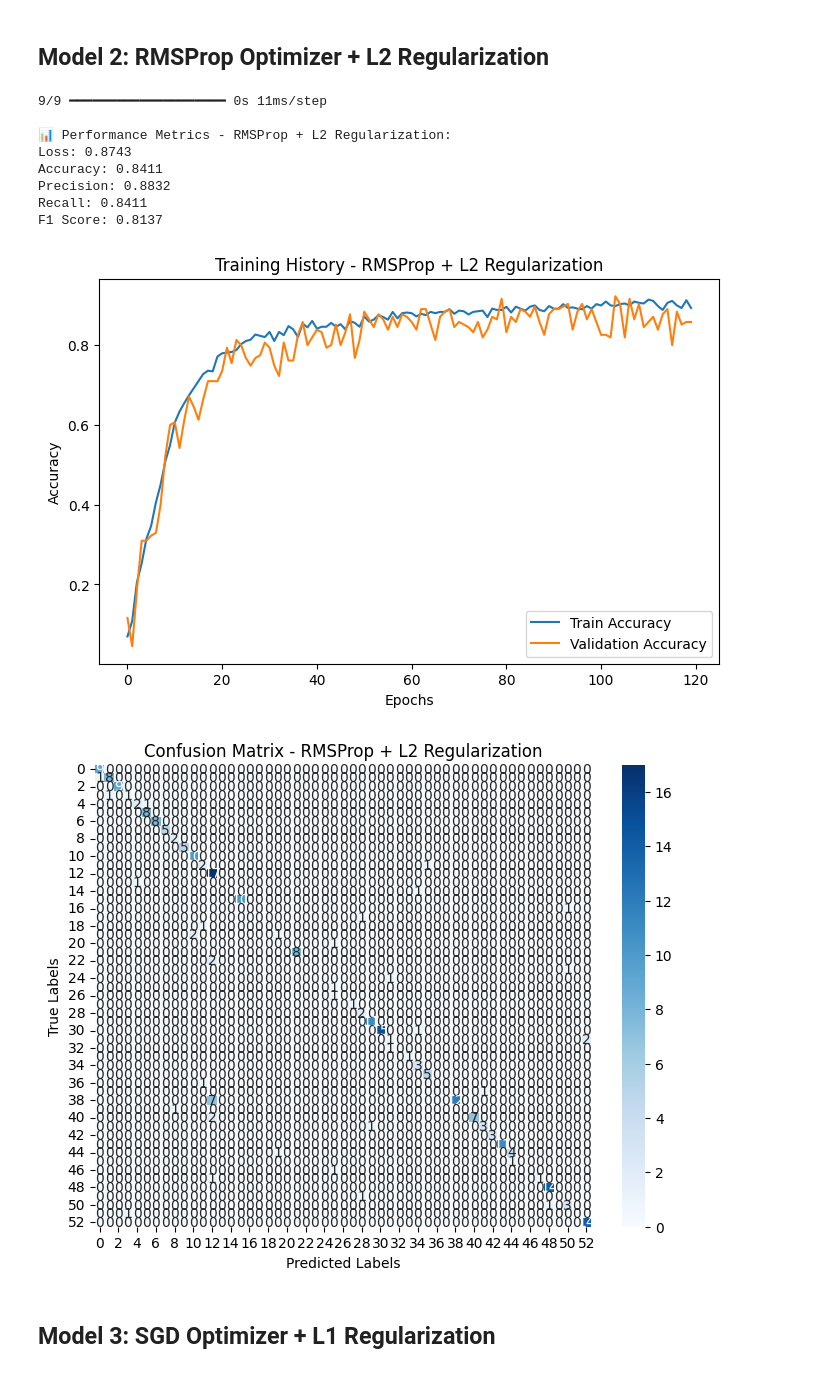
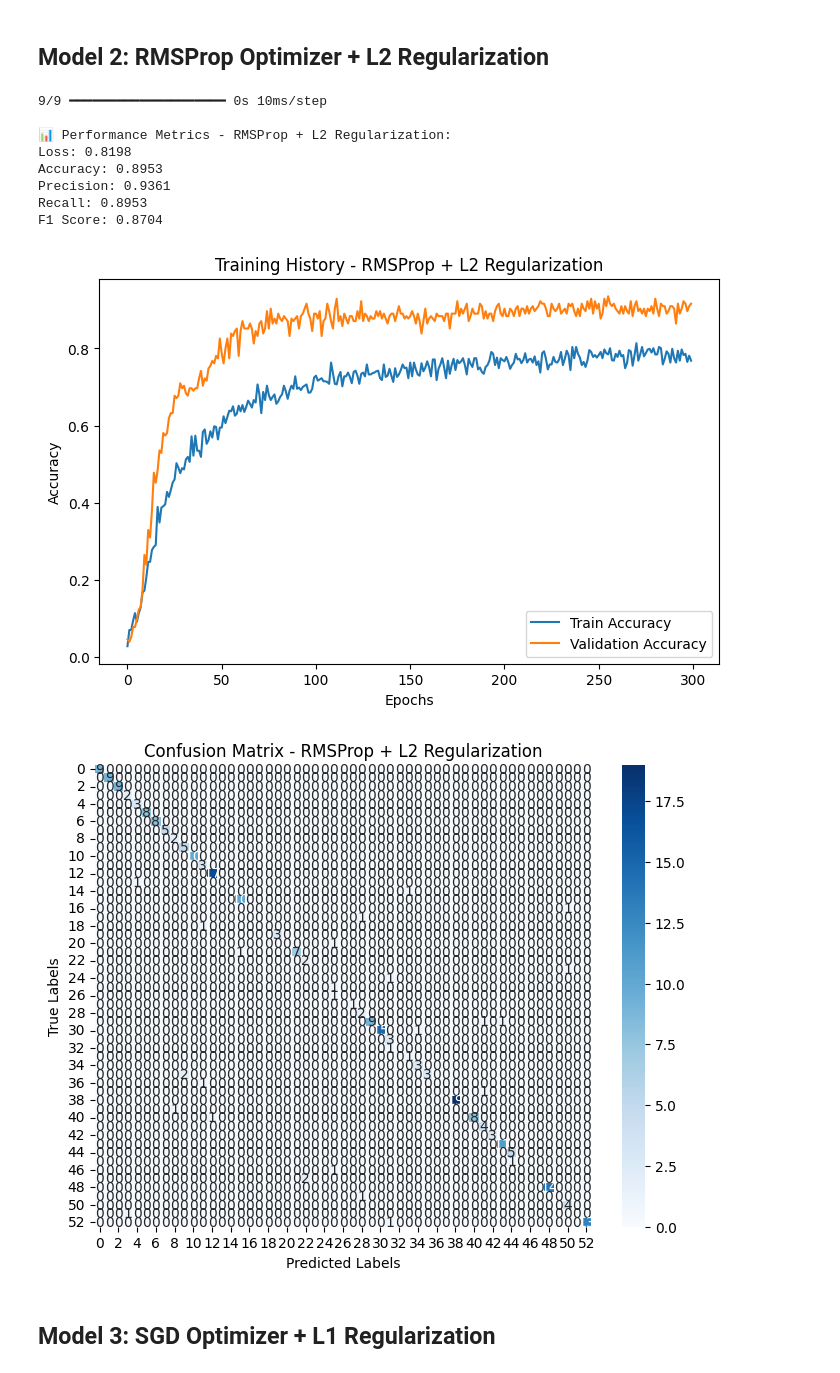
Before and after one commit to Jules-gatete/Intro_to_ML---Summatives, a Jupyter notebook: Summative_Intro_to_ml_Jules_Gatete_number]_assignment.ipynb, the cells around one changed output. Cells and saved outputs as stored; diff of their text form; code cells hidden in the pictures.

```diff
--- a/Summative_Intro_to_ml_Jules_Gatete_number]_assignment.ipynb
+++ b/Summative_Intro_to_ml_Jules_Gatete_number]_assignment.ipynb
@@ -229,14 +229,3 @@ def evaluate_model(model, X_test, y_test, model_name, history=None):
 #**Implement** **Models**
 # %% [markdown]
 ## Logistic Regression (Classical ML)
-# %%
-import tensorflow as tf
-from tensorflow.keras.callbacks import EarlyStopping # Import EarlyStopping
-
-# Define early stopping callback
-early_stopping = EarlyStopping(monitor='val_loss', patience=10, restore_best_weights=True)
-
-# Logistic Regression (Baseline)
-log_reg = LogisticRegression(max_iter=2000, solver='newton-cg', C=1.0)
-log_reg.fit(X_train, y_train)
-log_reg_metrics = evaluate_model(log_reg, X_test, y_test, "Logistic Regression")
@@ -249,0 +232,16 @@ F1 Score: 0.6136
+# %%
+from sklearn.preprocessing import StandardScaler
+
+# Apply scaling only to numerical features
+scaler = StandardScaler()
+X_train_scaled = X_train.copy()
+X_test_scaled = X_test.copy()
+X_train_scaled[:, 0] = scaler.fit_transform(X_train[:, 0].reshape(-1, 1)).flatten()
+X_test_scaled[:, 0] = scaler.transform(X_test[:, 0].reshape(-1, 1)).flatten()
+
+# Train Logistic Regression with better hyperparameters
+log_reg = LogisticRegression(max_iter=5000, solver='saga', C=1.5, class_weight=None)
+log_reg.fit(X_train_scaled, y_train)
+
+# Evaluate the updated model
+log_reg_metrics = evaluate_model(log_reg, X_test_scaled, y_test, "Final Optimized Logistic Regression")
@@ -299,24 +313,32 @@ F1 Score: 0.8826
 ## Model 2: RMSProp Optimizer + L2 Regularization
 # %%
 rmsprop_l2_model = Sequential([
-    Dense(64, activation='relu', kernel_regularizer=l2(0.01)),
-    Dense(32, activation='relu', kernel_regularizer=l2(0.01)),
+    Dense(64, activation='relu', kernel_regularizer=l2(0.005)),
+    Dropout(0.3),
+    Dense(48, activation='relu', kernel_regularizer=l2(0.005)),
+    Dropout(0.3),
+    Dense(32, activation='relu', kernel_regularizer=l2(0.005)),
     Dense(len(np.unique(y)), activation='softmax')
 ])
-rmsprop_l2_model.compile(optimizer=RMSprop(learning_rate=0.002), loss='sparse_categorical_crossentropy', metrics=['accuracy'])
-history_rmsprop = rmsprop_l2_model.fit(X_train, y_train, epochs=120, batch_size=32, validation_split=0.2, verbose=0)
+
+rmsprop_l2_model.compile(optimizer=RMSprop(learning_rate=0.001),
+                         loss='sparse_categorical_crossentropy', metrics=['accuracy'])
+
+history_rmsprop = rmsprop_l2_model.fit(X_train, y_train, epochs=300, batch_size=24, validation_split=0.2, verbose=0,
+                                       callbacks=[EarlyStopping(monitor='val_loss', patience=30, restore_best_weights=True)])
+
 rmsprop_l2_metrics = evaluate_model(rmsprop_l2_model, X_test, y_test, "RMSProp + L2 Regularization", history_rmsprop)
 # %% [output]
-9/9 ━━━━━━━━━━━━━━━━━━━━ 0s 11ms/step
+9/9 ━━━━━━━━━━━━━━━━━━━━ 0s 10ms/step
 
 📊 Performance Metrics - RMSProp + L2 Regularization:
-Loss: 0.8743
-Accuracy: 0.8411
-Precision: 0.8832
-Recall: 0.8411
-F1 Score: 0.8137
+Loss: 0.8198
+Accuracy: 0.8953
+Precision: 0.9361
+Recall: 0.8953
+F1 Score: 0.8704
-[figure, old version]
+[figure, new version]
-[figure, old version]
+[figure, new version]
 # %% [markdown]
 ## Model 3: SGD Optimizer + L1 Regularization
 # %%
```
Also changed, not shown: parts of 5 cells of this notebook.
